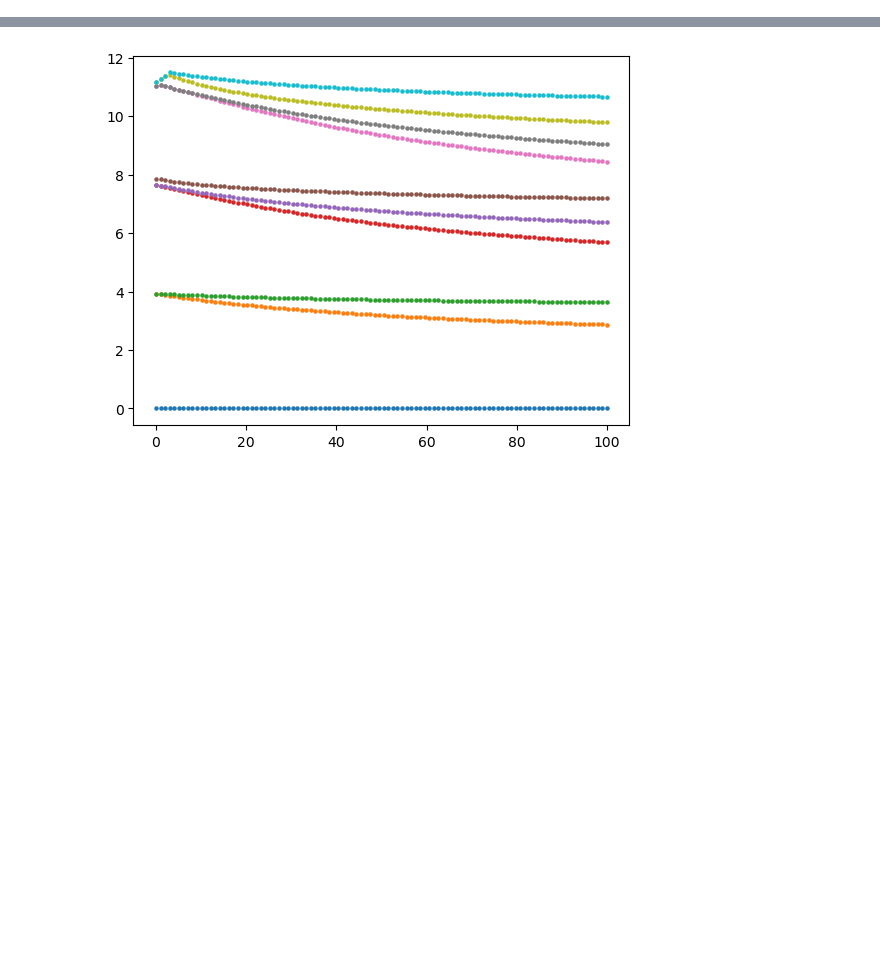
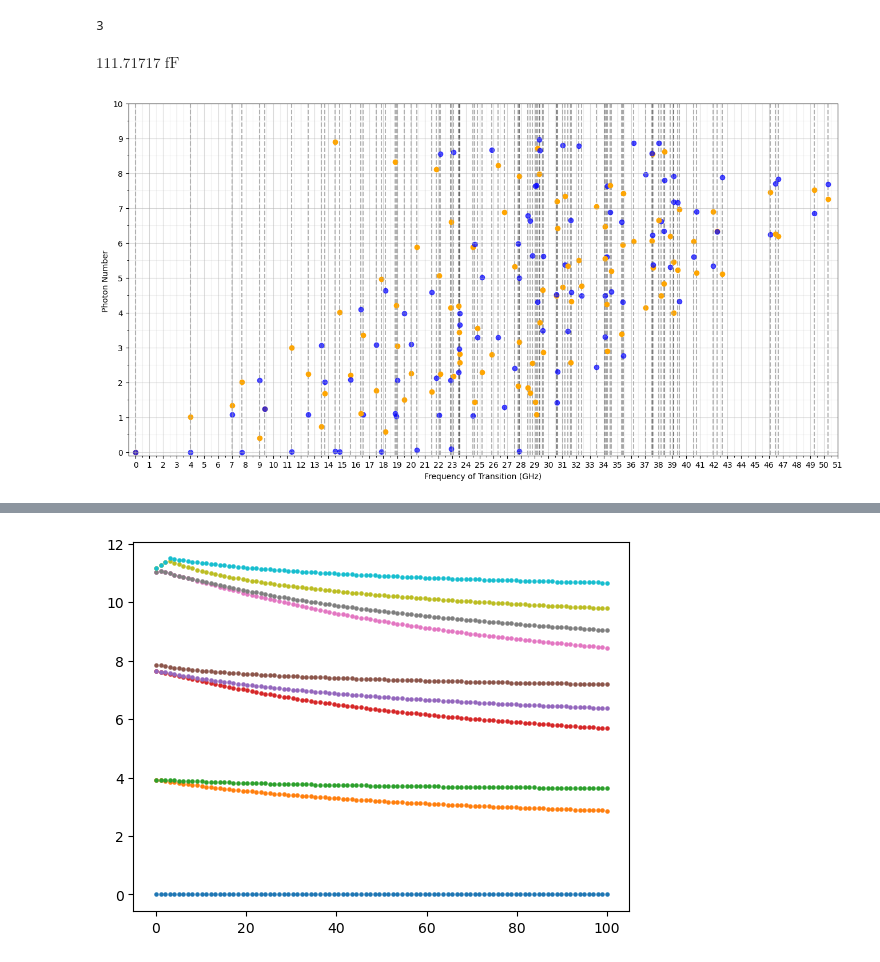
Before and after one commit to Wendywanw/Wendy-qiskit-code, a Jupyter notebook: test-Copy1.ipynb, the cells around one changed output, grey strips where cells are left out. Drawn from its saved outputs; the diff is of its cells as text; code cells hidden in the pictures; blank space fills up the shorter version.

```diff
--- a/test-Copy1.ipynb
+++ b/test-Copy1.ipynb
@@ -140,0 +140,12 @@ Text(0.5, 1.0, 'Cg = 0.6fF, Lj = 13nH')
+# %%
+i = 2
+v = q.Qobj(vecs_c1[0][i])
+print(((eigs_c1[0] - eigs_c1[0][0])/np.pi/2)[:i])
+N = 10
+N_op2 = q.tensor(q.qeye(N), q.create(N),)* q.tensor(q.qeye(N), q.destroy(N),)
+N_op2 = q.Qobj(np.array(N_op2))
+print(v.dag()*N_op2*v)
+
+N_op1 = q.tensor(q.create(N),q.qeye(N), )* q.tensor(q.destroy(N),q.qeye(N), )
+N_op1 = q.Qobj(np.array(N_op1))
+print(v.dag()*N_op1*v)
@@ -140,0 +160,68 @@ Text(0.5, 1.0, 'Cg = 0.6fF, Lj = 13nH')
+# %%
+v = np.absolute(vecs_c1[0][2])
+i = np.absolute(vecs_c1[0][2]).argsort()
+# %%
+i[-1]
+# %% [output]
+3
+# %%
+cs[59]
+# %% [output]
+$111.71717 \; \mathrm{fF}$
+# %%
+n = 100
+ord = 80
+# %%
+
+fig = plt.figure(figsize = (16,8))
+ax = fig.add_subplot(1, 1, 1)
+
+# Major ticks every 20, minor ticks every 5
+major_ticks = np.arange(0, 52, 1)
+minor_ticks = np.arange(0, 52, 0.5)
+
+ax.set_xticks(major_ticks)
+ax.set_xticks(minor_ticks, minor=True)
+ax.set_yticks(major_ticks)
+ax.set_yticks(minor_ticks, minor=True)
+
+# And a corresponding grid
+ax.grid(which='both')
+
+# Or if you want different settings for the grids:
+ax.grid(which='minor', alpha=0.2, zorder = -2)
+ax.grid(which='major', alpha=0.5, zorder = -2)
+
+eig0 = 0
+for i in range(n):
+    v = q.Qobj(vecs_c1[ord][i])
+    h = q.Qobj(np.array(H_c1[ord]))
+    eig = np.absolute(np.array(v.dag()*h*v))/np.pi/2
+    if i ==0:
+        eig0 = np.absolute(np.array(eig))
+    eig -= eig0
+
+    # print(((eigs_c1[0] - eigs_c1[0][0])/np.pi/2)[:i])
+    N = 10
+    N_op2 = q.tensor(q.qeye(N), q.create(N),)* q.tensor(q.qeye(N), q.destroy(N),)#qubit 1
+    N_op2 = q.Qobj(np.array(N_op2))
+    # print(v.dag()*N_op2*v)
+
+    N_op1 = q.tensor(q.create(N),q.qeye(N), )* q.tensor(q.destroy(N),q.qeye(N), )#qubit 2
+    N_op1 = q.Qobj(np.array(N_op1))
+    # print(v.dag()*N_op1*v)
+    # plt.plot([i], np.absolute(np.array(v.dag()*N_op2*v)), color = 'orange')#qubit 1
+    # plt.plot([i], np.absolute(np.array(v.dag()*N_op1*v)), color = 'blue')#qubit 2
+    plt.scatter([eig], np.absolute(np.array(v.dag()*N_op2*v)), color = 'orange')#qubit 1
+    plt.scatter([eig], np.absolute(np.array(v.dag()*N_op1*v)), color = 'blue', alpha = 0.7)
+    plt.vlines(eig,-1,10,color = 'black',linestyles = '--', alpha = 0.3, zorder = -1)
+
+
+plt.xlabel('Frequency of Transition (GHz)')
+plt.ylabel('Photon Number ')
+plt.xlim(-0.5,51)
+plt.ylim(-0.1,10)
+plt.show()
+# plt.legend()
+# %% [output]
+[figure, added]
```
Also changed, not shown: parts of 11 cells of this notebook, 5 other files.
